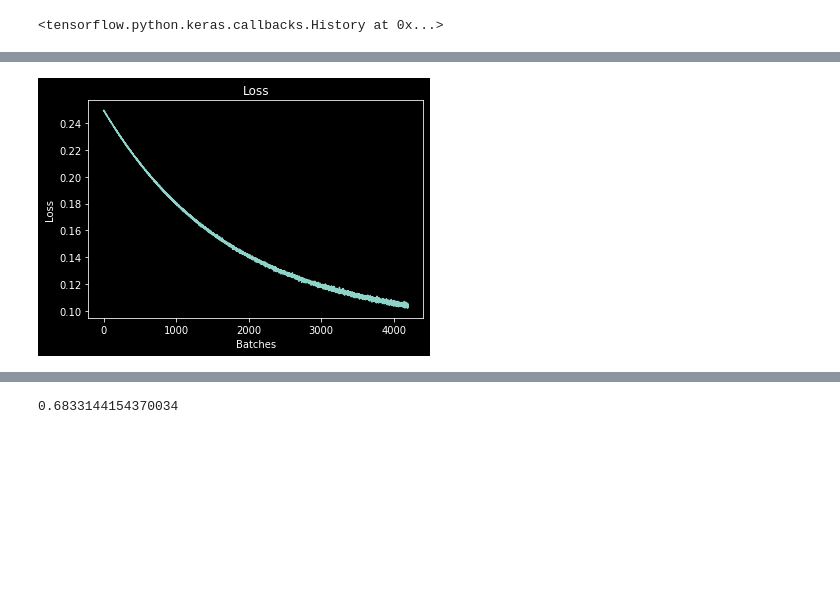
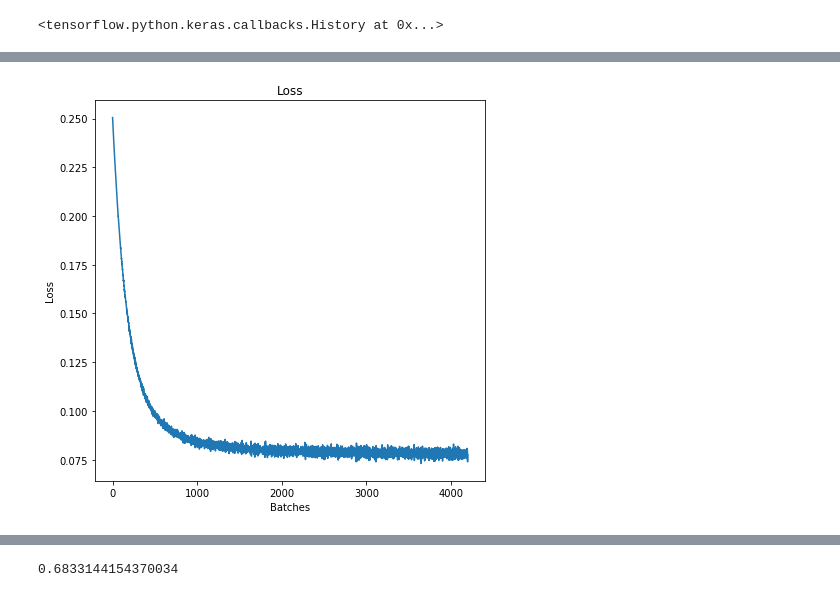
Before and after one commit to RyanYin04/MachineLearningPractice, a Jupyter notebook: 171ass2/Assignment2.ipynb, the cells around one changed output, grey strips where cells are left out. Saved outputs shown, nothing was run; the diff lists cells and outputs as text; code cells hidden in the pictures; blank space fills up the shorter version.

```diff
--- a/171ass2/Assignment2.ipynb
+++ b/171ass2/Assignment2.ipynb
@@ -173,14 +181,15 @@ def MLP(hidden_layers, nodes, learning_rate = 0.1, hidden_layer = tf.nn.sigmoid,
     return m
 # %%
 # Initialize the model.
-MLP1 = MLP(2, 3, learning_rate = 0.012)
+MLP1 = MLP(2, 3, learning_rate = 0.12)
 
 # Initialize the trackers.
 weight_tracker = call_weight()
 loss_tracker = call_loss()
 err_tracker = call_err(1)
 
-MLP1.fit(x_tr,y_tr, epochs = 00, batch_size = 128,verbose = 0, callbacks = [weight_tracker, loss_tracker, err_tracker])
+MLP1.fit(x_tr,y_tr, epochs = 600, batch_size = 128,verbose = 0,
+         callbacks = [weight_tracker, loss_tracker, err_tracker])
 # %% [output]
 <tensorflow.python.keras.callbacks.History at 0x...>
 # %%
@@ -204,10 +213,11 @@ plt.show()
 # %%
+plt.figure(figsize = (7,7))
 plt.plot(loss_tracker.losses)
 plt.xlabel('Batches')
 plt.ylabel('Loss')
 plt.title('Loss')
-plt.savefig('pics/loss.png')
+plt.savefig('colab_pics/loss.png')
 plt.show()
 # %% [output]
-[figure, old version]
+[figure, new version]
 # %%
```
Also changed, not shown: parts of 23 cells of this notebook, 12 other files.
